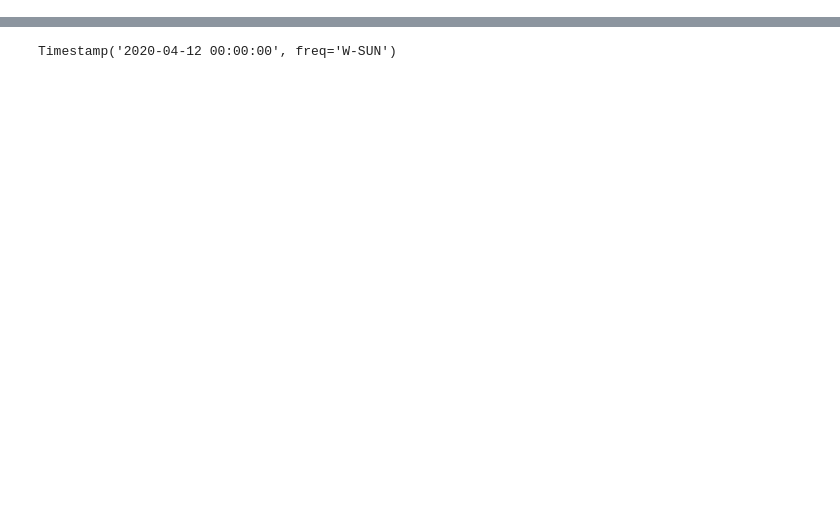
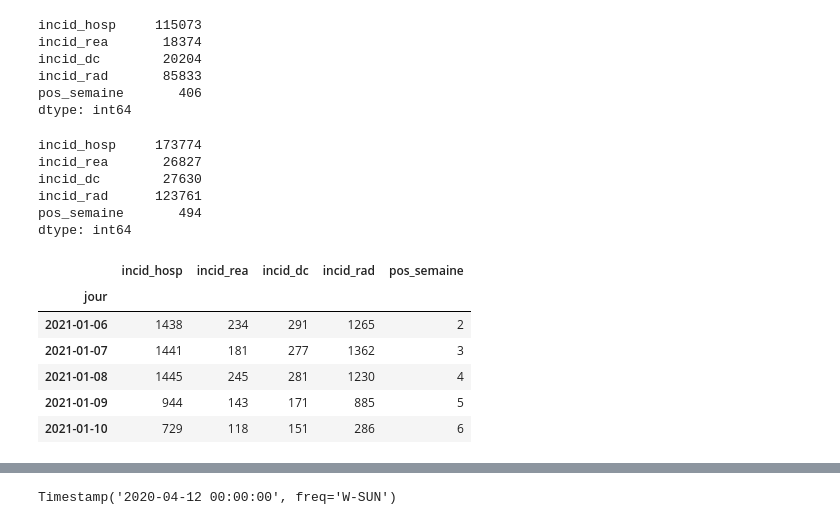
Before and after one commit to JeanBaptisteScellier/coronavirus, a Jupyter notebook: covid.ipynb, the cells around one changed output, grey strips where cells are left out. Saved outputs shown, nothing was run; the diff lists cells and outputs as text; code cells hidden in the pictures; blank space fills up the shorter version.

```diff
--- a/covid.ipynb
+++ b/covid.ipynb
@@ -31,6 +38,34 @@ if df['pos_semaine'].iloc[-1] < 5:
     df_util = df[df['pos_semaine']<5].resample('W').mean()
 else:
     df_util = df.resample('W').mean()
+# %%
+df[:'2020-07'].sum()
+# %% [output]
+incid_hosp     115073
+incid_rea       18374
+incid_dc        20204
+incid_rad       85833
+pos_semaine       406
+dtype: int64
+# %%
+df['2020-08':].sum()
+# %% [output]
+incid_hosp     173774
+incid_rea       26827
+incid_dc        27630
+incid_rad      123761
+pos_semaine       494
+dtype: int64
+# %%
+df.tail()
+# %% [output]
+|  | incid_hosp | incid_rea | incid_dc | incid_rad | pos_semaine |
+| jour |  |  |  |  |  |
+| 2021-01-06 | 1438 | 234 | 291 | 1265 | 2 |
+| 2021-01-07 | 1441 | 181 | 277 | 1362 | 3 |
+| 2021-01-08 | 1445 | 245 | 281 | 1230 | 4 |
+| 2021-01-09 | 944 | 143 | 171 | 885 | 5 |
+| 2021-01-10 | 729 | 118 | 151 | 286 | 6 |
 # %%
 (df_util.diff() / df_util.shift(1)).tail(5)
 # %% [output]
```
Also changed, not shown: parts of 13 cells of this notebook, 5 other files.
